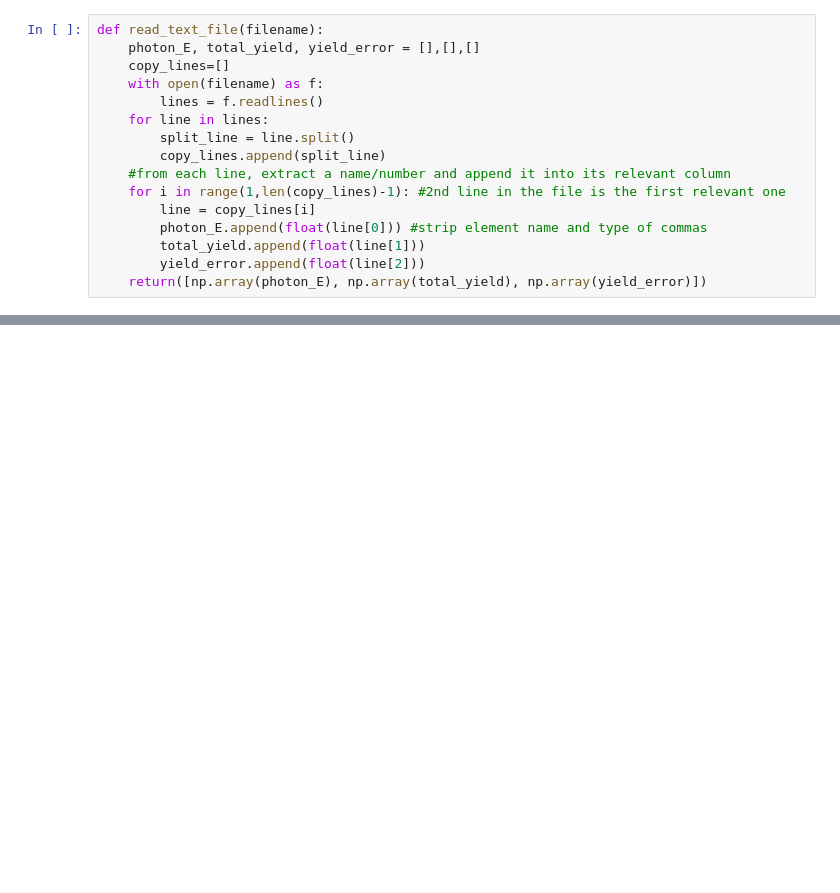
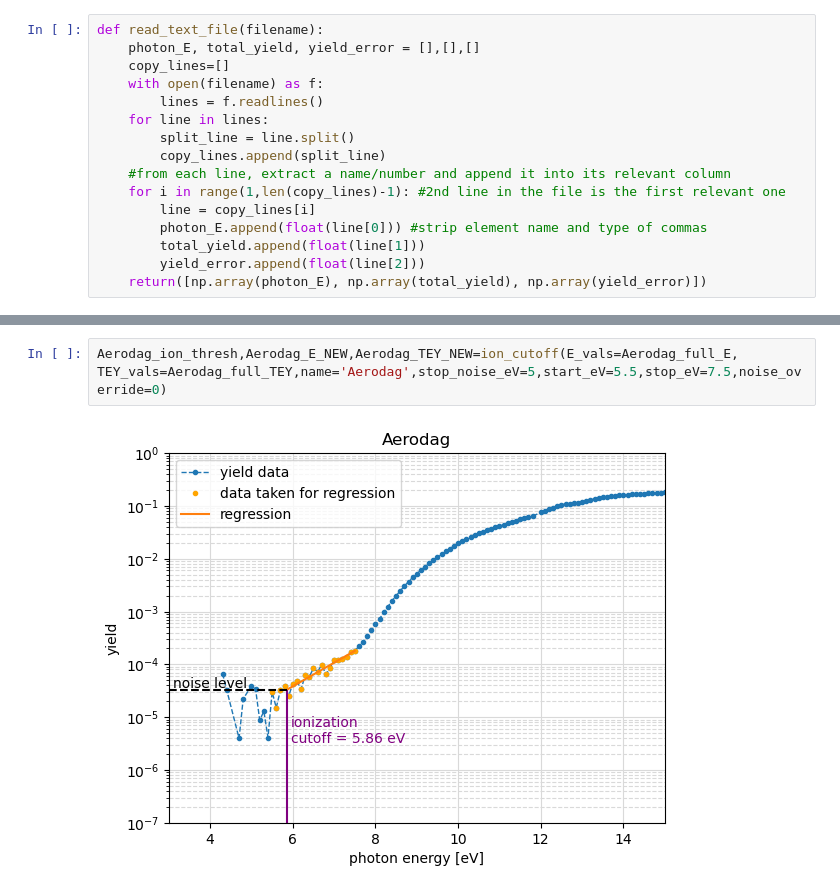
Before and after one commit to sebastiankalos/NYUAD_Elettra_Data_Analysis, a Jupyter notebook: ionization_limits.ipynb, the cells around one changed output, grey strips where cells are left out. Cells and saved outputs as stored; diff of their text form; blank space fills up the shorter version.

```diff
--- a/ionization_limits.ipynb
+++ b/ionization_limits.ipynb
@@ -83,0 +154,4 @@ ionization cutoff: 6.56 eV
+# %%
+Aerodag_ion_thresh,Aerodag_E_NEW,Aerodag_TEY_NEW=ion_cutoff(E_vals=Aerodag_full_E, TEY_vals=Aerodag_full_TEY,name='Aerodag',stop_noise_eV=5,start_eV=5.5,stop_eV=7.5,noise_override=0)
+# %% [output]
+[figure, added]
```
Also changed, not shown: parts of 33 cells of this notebook, 35 other files.
